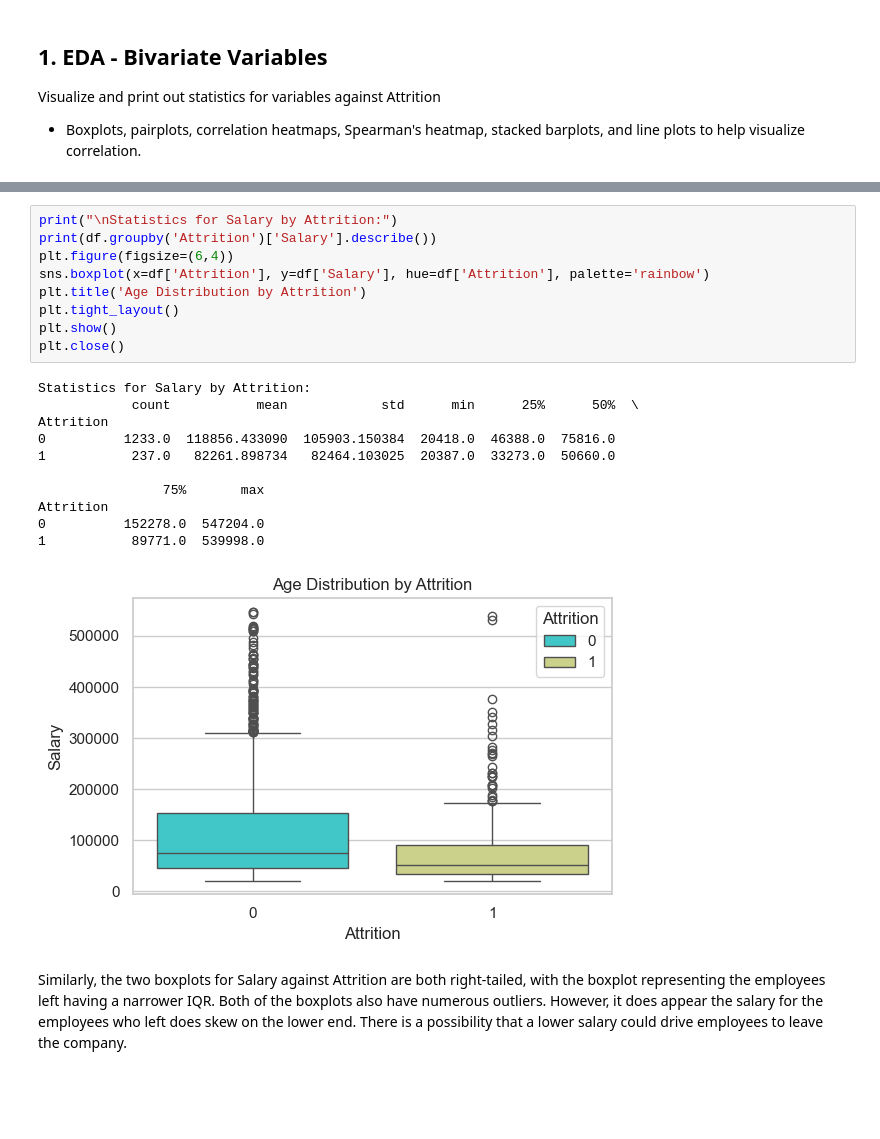
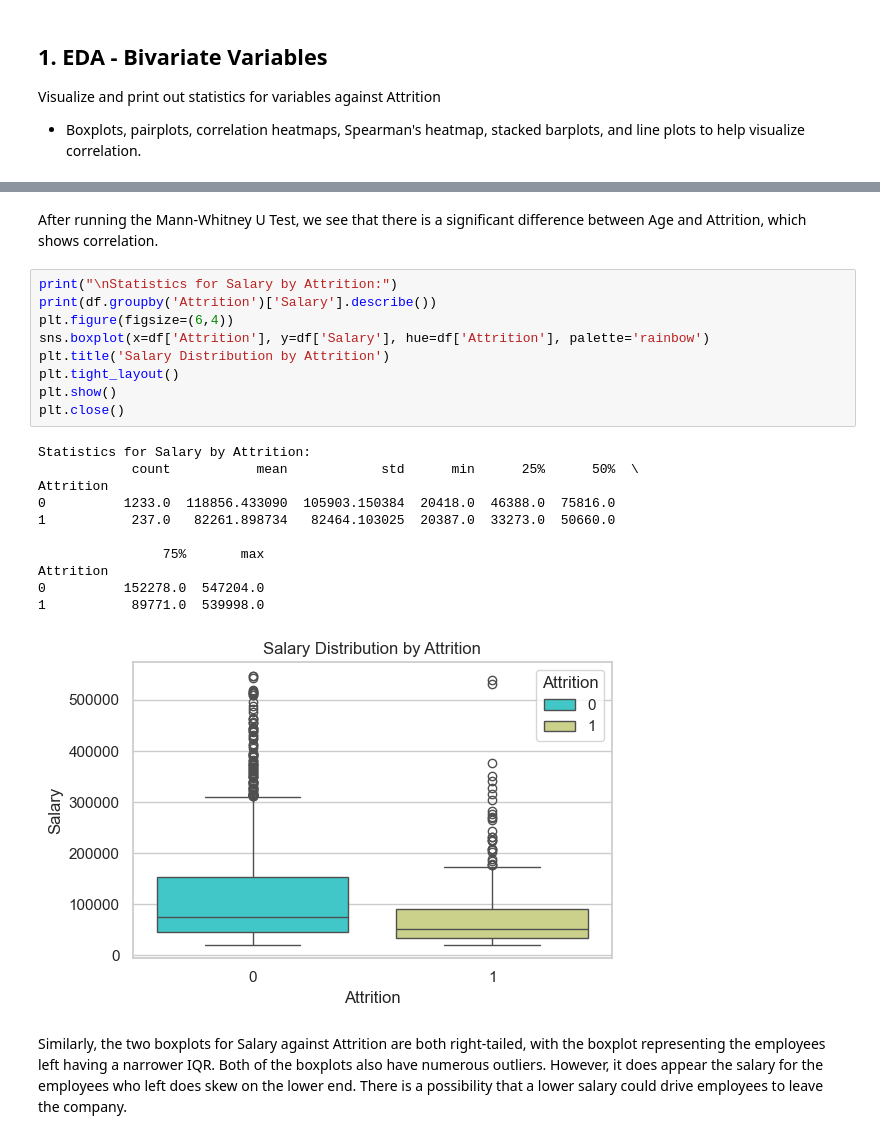
Before and after one commit to emilythaonguyen/hr-analytics, a Jupyter notebook: hr_analytics.ipynb, the cells around one changed output, grey strips where cells are left out. Saved outputs shown, nothing was run; the diff lists cells and outputs as text; blank space fills up the shorter version.

Commit message:
work on notebook, finish bivariate visualizations interpretations

```diff
--- a/hr_analytics.ipynb
+++ b/hr_analytics.ipynb
@@ -768,23 +798,25 @@ With Attrition=0 representing the employees who stayed and Attrition=1 for the e
+# %% [markdown]
+After running the Mann-Whitney U Test, we see that there is a significant difference between Age and Attrition, which shows correlation.
 # %%
 print("\nStatistics for Salary by Attrition:")
 print(df.groupby('Attrition')['Salary'].describe())
 plt.figure(figsize=(6,4))
 sns.boxplot(x=df['Attrition'], y=df['Salary'], hue=df['Attrition'], palette='rainbow')
-plt.title('Age Distribution by Attrition')
+plt.title('Salary Distribution by Attrition')
 plt.tight_layout()
 plt.show()
 plt.close()
 # %% [output]
 Statistics for Salary by Attrition:
             count           mean            std      min      25%      50%  \
 Attrition
 0          1233.0  118856.433090  105903.150384  20418.0  46388.0  75816.0
 1           237.0   82261.898734   82464.103025  20387.0  33273.0  50660.0
 
                 75%       max
 Attrition
 0          152278.0  547204.0
 1           89771.0  539998.0
-[figure, old version]
+[figure, new version]
 # %% [markdown]
 Similarly, the two boxplots for Salary against Attrition are both right-tailed, with the boxplot representing the employees left having a narrower IQR. Both of the boxplots also have numerous outliers. However, it does appear the salary for the employees who left does skew on the lower end. There is a possibility that a lower salary could drive employees to leave the company.
```
Also changed, not shown: parts of 14 cells of this notebook, 14 other files.
